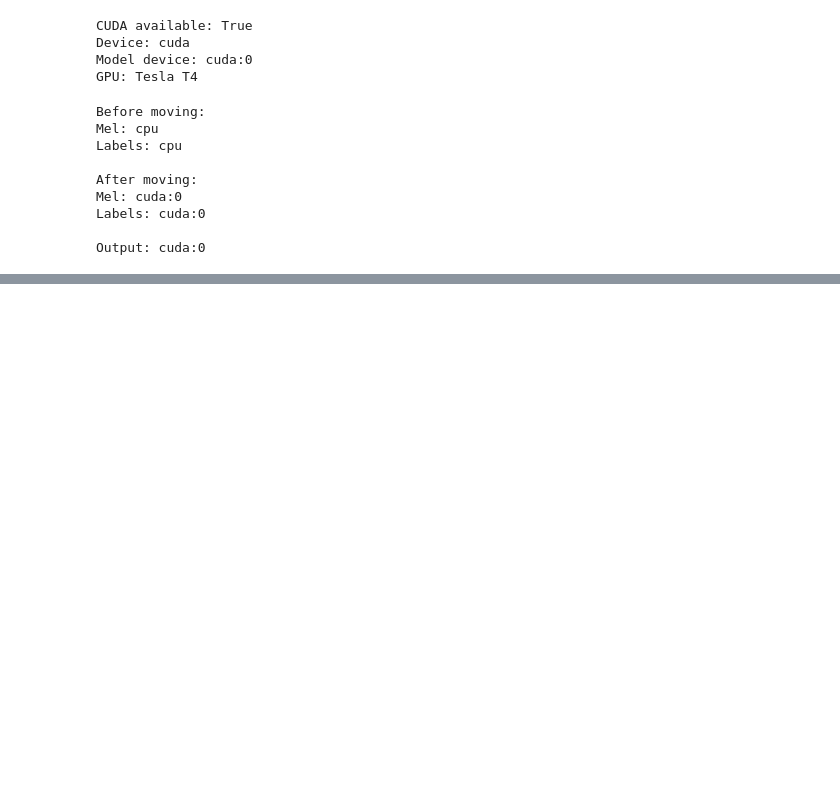
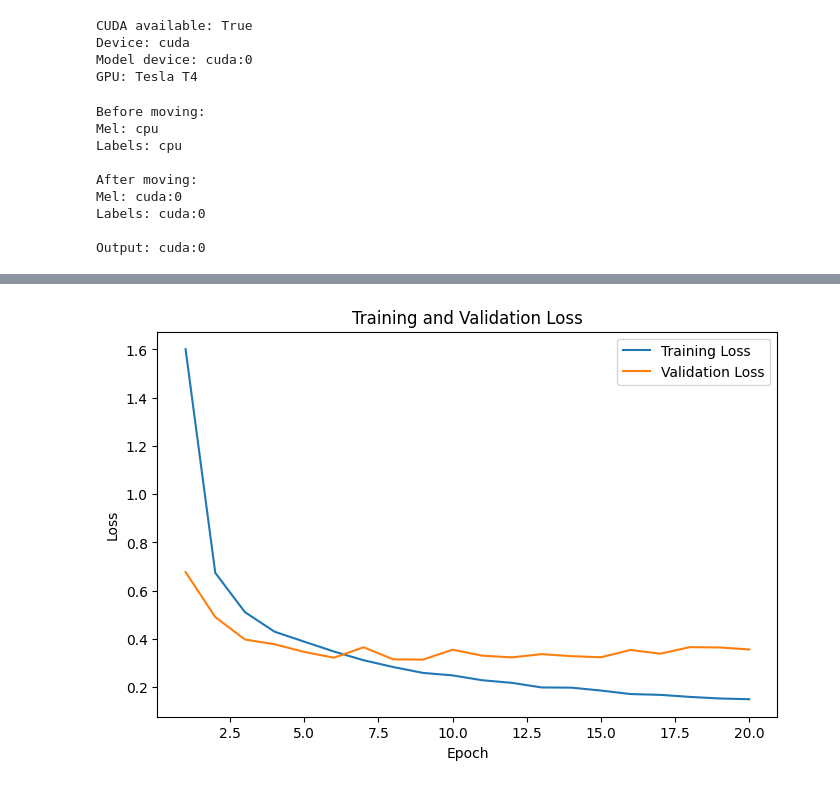
Before and after one commit to R3tromancer/Speech-Command-Recognition, a Jupyter notebook: real-time-speech-command-recognition.ipynb, the cells around one changed output, grey strips where cells are left out. Saved outputs shown, nothing was run; the diff lists cells and outputs as text; code cells hidden in the pictures; blank space fills up the shorter version.

Commit message:
Kaggle Notebook | Real-Time Speech Command Recognition | train and val

```diff
--- a/real-time-speech-command-recognition.ipynb
+++ b/real-time-speech-command-recognition.ipynb
@@ -25,10 +34,3 @@ if torch.cuda.is_available():
-# %%
-import os
-for dirname, _, filenames in os.walk("/kaggle/input"):
-    print("Folder:", dirname)
-
-    for filename in filenames[:5]:
-        print("  ", filename)
 # %%
 # CELL 4 — Load and inspect one audio file
 
@@ -724,0 +948,13 @@ print("Labels:", label_batch.shape)
+# %%
+model = SpeechCommandCNN(
+    num_classes=NUM_CLASSES
+)
+
+model = model.to(device)
+
+criterion = nn.CrossEntropyLoss()
+
+optimizer = torch.optim.Adam(
+    model.parameters(),
+    lr=0.001
+)
@@ -724,0 +1132,27 @@ print("Labels:", label_batch.shape)
+# %%
+import matplotlib.pyplot as plt
+
+epochs = range(1, NUM_EPOCHS + 1)
+
+plt.figure(figsize=(8, 5))
+
+plt.plot(
+    epochs,
+    history["train_loss"],
+    label="Training Loss"
+)
+
+plt.plot(
+    epochs,
+    history["val_loss"],
+    label="Validation Loss"
+)
+
+plt.xlabel("Epoch")
+plt.ylabel("Loss")
+plt.title("Training and Validation Loss")
+
+plt.legend()
+plt.show()
+# %% [output]
+[figure, added]
```
Also changed, not shown: parts of 15 cells of this notebook.
